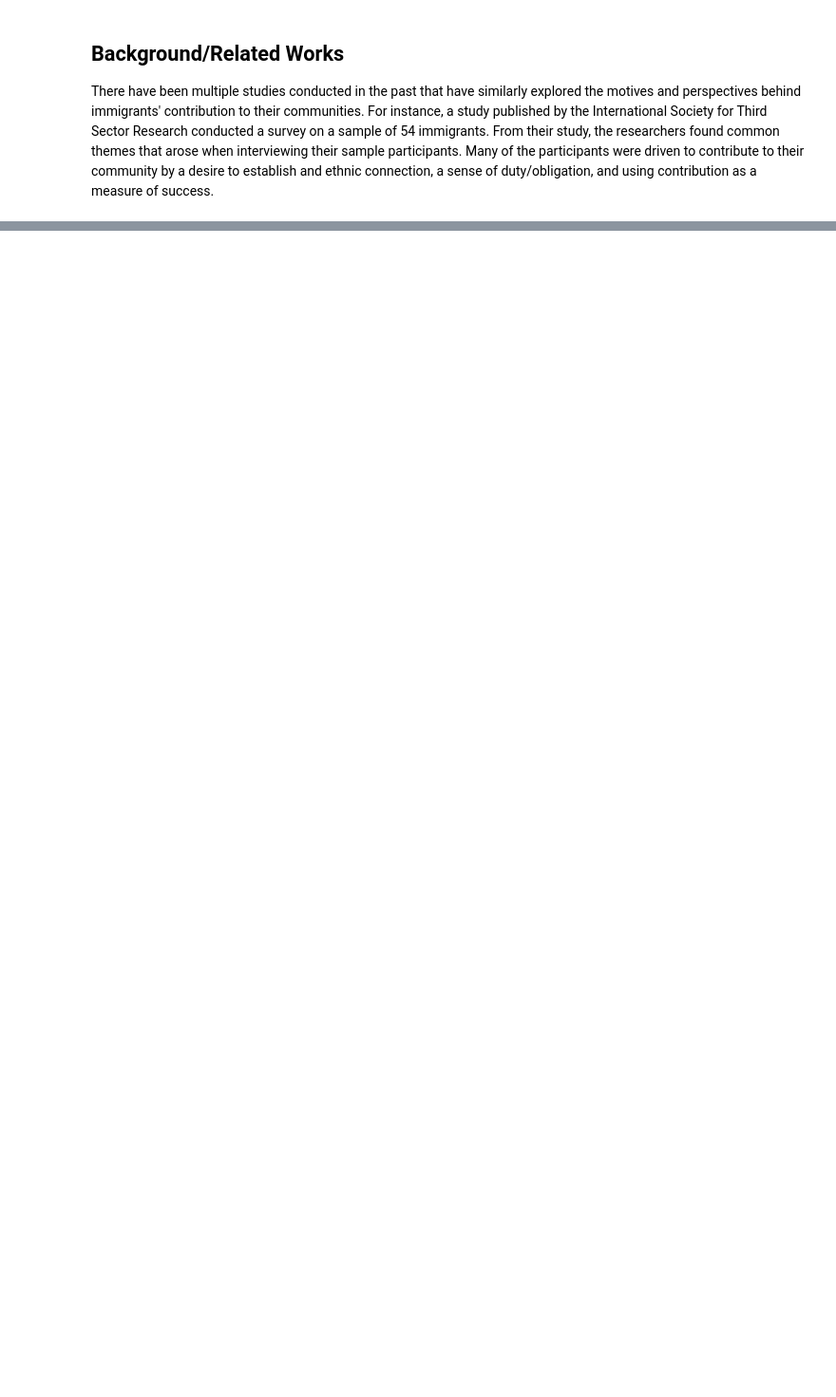
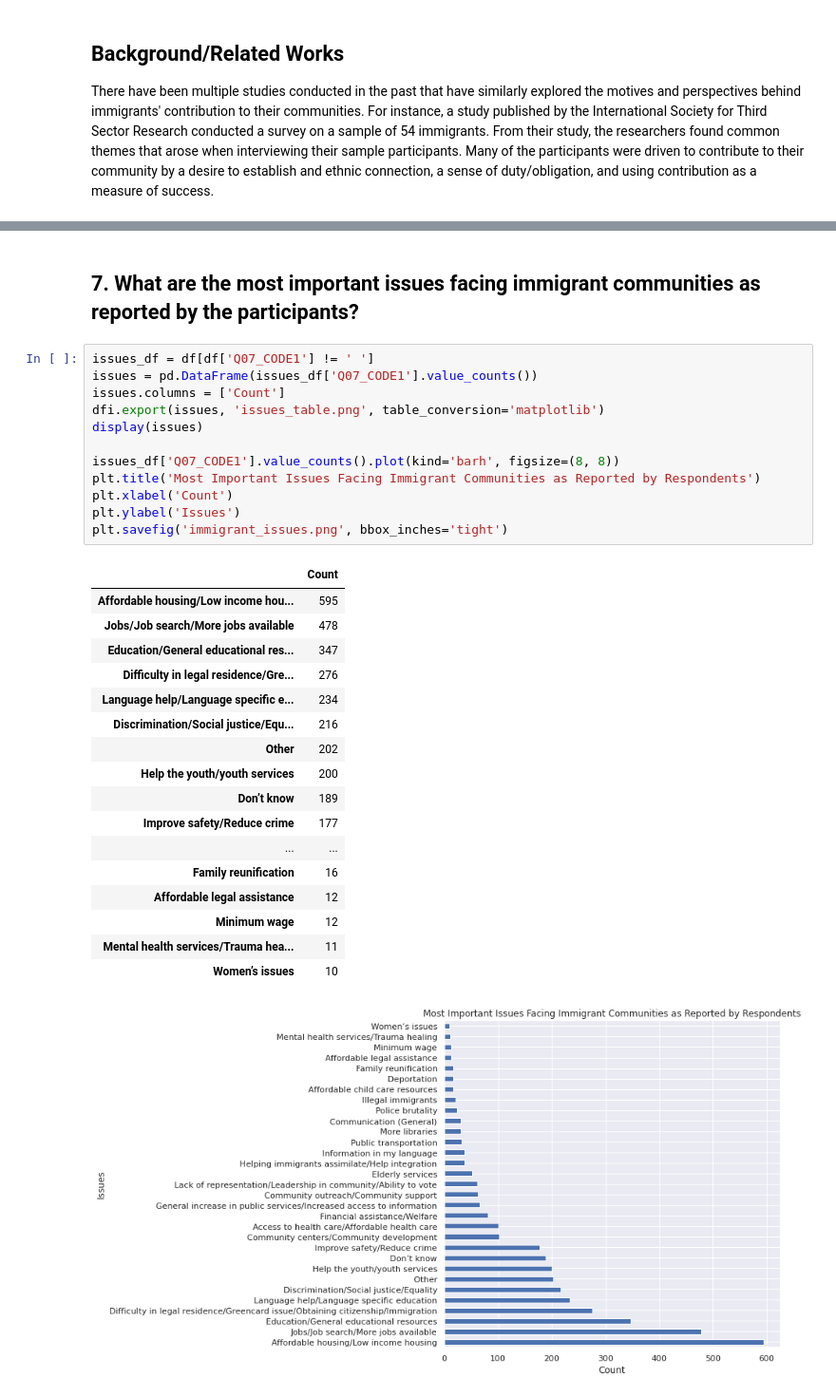
Before and after one commit to mattschang/hcde-410-final, a Jupyter notebook: A4.ipynb, the cells around one changed output, grey strips where cells are left out. Shown at 95% size. Drawn from its saved outputs; the diff is of its cells as text; blank space fills up the shorter version.

```diff
--- a/A4.ipynb
+++ b/A4.ipynb
@@ -24,0 +359,33 @@ I will calculate numerous summary statistics to answer the various research ques
+# %% [markdown]
+## 7. What are the most important issues facing immigrant communities as reported by the participants?
+# %%
+issues_df = df[df['Q07_CODE1'] != ' ']
+issues = pd.DataFrame(issues_df['Q07_CODE1'].value_counts())
+issues.columns = ['Count']
+dfi.export(issues, 'issues_table.png', table_conversion='matplotlib')
+display(issues)
+
+issues_df['Q07_CODE1'].value_counts().plot(kind='barh', figsize=(8, 8))
+plt.title('Most Important Issues Facing Immigrant Communities as Reported by Respondents')
+plt.xlabel('Count')
+plt.ylabel('Issues')
+plt.savefig('immigrant_issues.png', bbox_inches='tight')
+# %% [output]
+|  | Count |
+| Affordable housing/Low income hou... | 595 |
+| Jobs/Job search/More jobs available | 478 |
+| Education/General educational res... | 347 |
+| Difficulty in legal residence/Gre... | 276 |
+| Language help/Language specific e... | 234 |
+| Discrimination/Social justice/Equ... | 216 |
+| Other | 202 |
+| Help the youth/youth services | 200 |
+| Don’t know | 189 |
+| Improve safety/Reduce crime | 177 |
+| ... | ... |
+| Family reunification | 16 |
+| Affordable legal assistance | 12 |
+| Minimum wage | 12 |
+| Mental health services/Trauma hea... | 11 |
+| Women’s issues | 10 |
+[figure, added]
```
Also changed, not shown: parts of 20 cells of this notebook, 15 other files.
